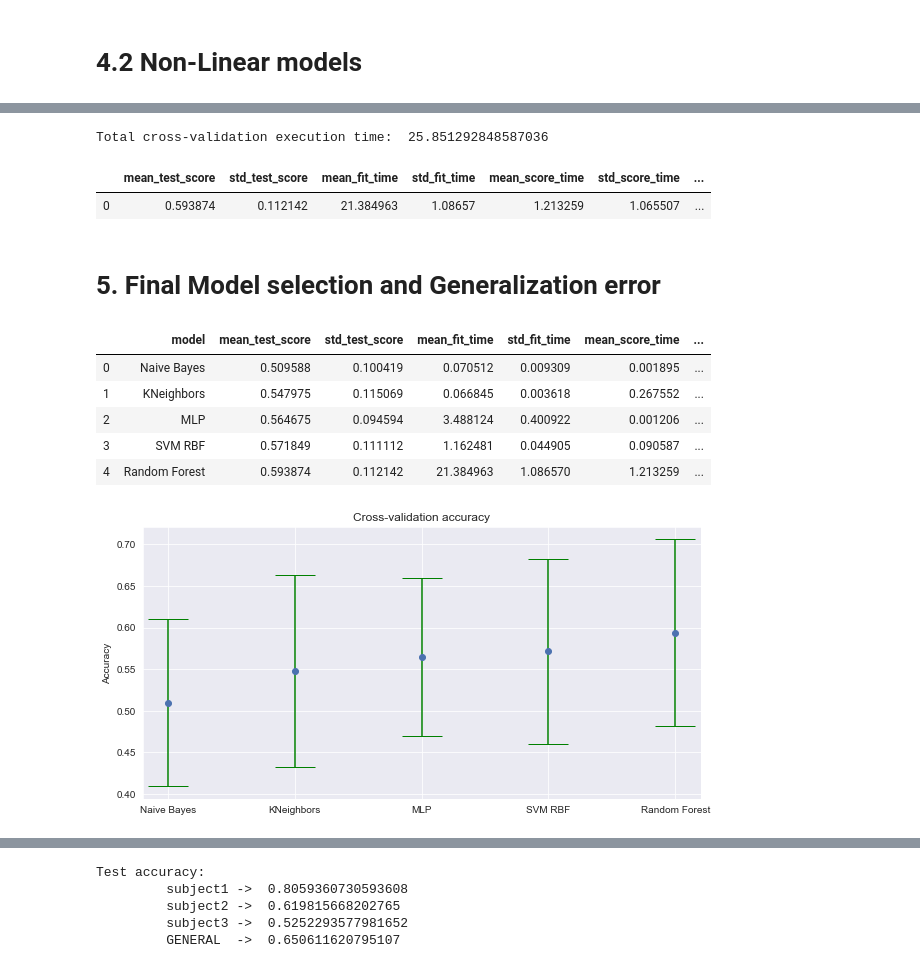
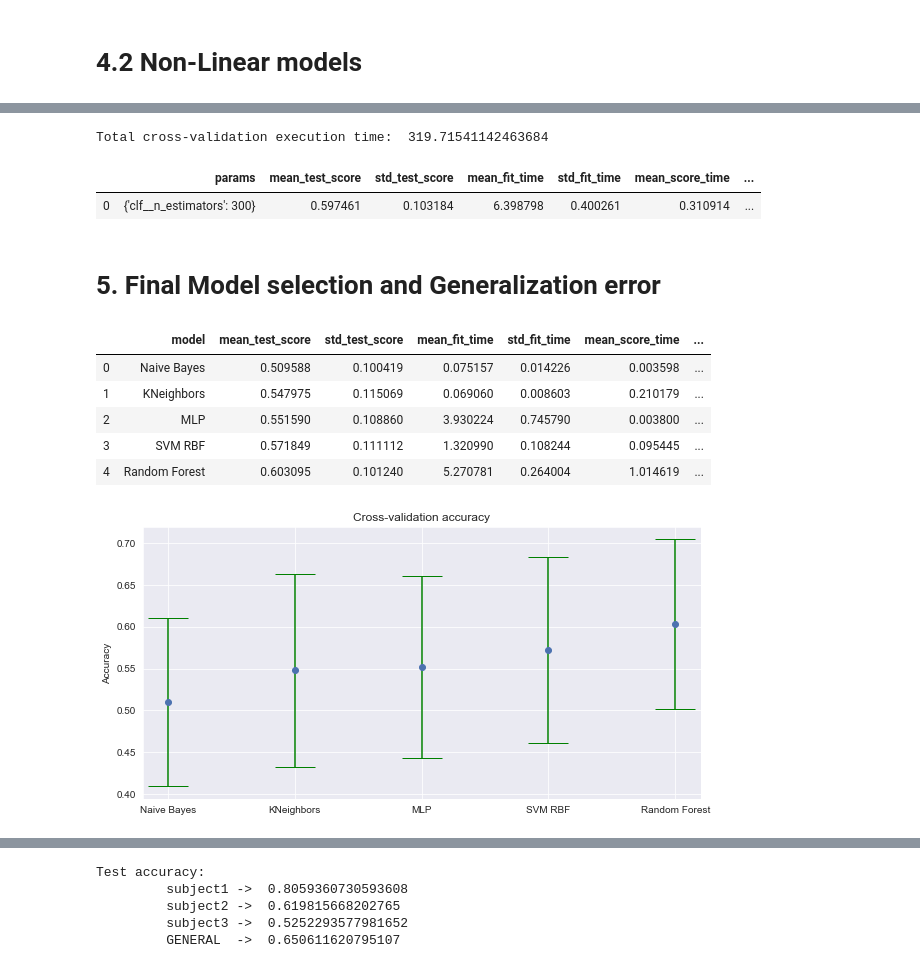
Before and after one commit to josebasierra/clasificacion-imagenes-mentales-APA, a Jupyter notebook: script.ipynb, the cells around one changed output, grey strips where cells are left out. Drawn from its saved outputs; the diff is of its cells as text; code cells hidden in the pictures.

```diff
--- a/script.ipynb
+++ b/script.ipynb
@@ -374,13 +374,15 @@ scaler = StandardScaler()
 pca = PCA(0.95)
 # %%
 #checks if the model already exists, if it exists we compare to see which is the best, otherwise we create it
-def update_model(modelname, model):
-    if (path.exists("models/best_"+modelname+"_model.p") and hasattr(model, 'mean_test_score')):
-        oldmodel = pickle.load(open("models/best_"+modelname+"_model.p","rb"))
-        if (oldmodel.mean_test_score < model.mean_test_score):
+def update_model(modelname, modelData, model):
+    if (path.exists("models/best_"+modelname+"_data.p") and hasattr(modelData, 'mean_test_score')):
+        oldmodelData = pickle.load(open("models/best_"+modelname+"_data.p","rb"))
+        if (oldmodelData.mean_test_score[0] < modelData.mean_test_score[0]):
             pickle.dump(model, open("models/best_"+modelname+"_model.p", "wb"))
+            pickle.dump(modelData, open("models/best_"+modelname+"_data.p", "wb"))
     else:
         pickle.dump(model, open("models/best_"+modelname+"_model.p", "wb"))
+        pickle.dump(modelData, open("models/best_"+modelname+"_data.p", "wb"))
 
 # It searches for a model, if it exists, returns the model, otherwise returns 0
 def get_model(modelname):
@@ -389,6 +391,14 @@ def get_model(modelname):
         model = pickle.load(open("models/best_"+modelname+"_model.p","rb"))
 
     return model
+
+# It searches for a model data, if it exists, returns the model data, otherwise returns 0
+def get_data(modelname):
+    modelData = 0
+    if(path.exists("models/best_"+modelname+"_data.p")):
+        modelData = pickle.load(open("models/best_"+modelname+"_data.p","rb"))
+
+    return modelData
 # %% [markdown]
 # 4.1 Linear/Quadratic models
 # %%
@@ -479,18 +487,20 @@ Total cross-validation execution time:  2.392962694168091
 # %%
 #After executing the upper block, updates the model if it is better than the previous one
-update_model("SVMRBF", SVMRBF_data)
+update_model("SVMRBF", SVMRBF_data, SVMRBF_model)
 # %%
 # pendiente mirar lab random forest para explorar hiperparametros
 from sklearn.ensemble import RandomForestClassifier
 
-pipeline = Pipeline([('scaler', scaler), ('clf', RandomForestClassifier(n_estimators=1000, n_jobs=-1))])
-
-randomforest_model, randomforest_data = execute(pipeline)
+pipeline = Pipeline([('scaler', scaler), ('clf', RandomForestClassifier( n_jobs=-1))])
+parameter_space = {
+    'clf__n_estimators': [80+n*20 for n in range(10,24)]
+}
+randomforest_model, randomforest_data = execute(pipeline, parameter_space)
 randomforest_data['model'] = 'Random Forest'
 randomforest_data
 # %% [output]
-Total cross-validation execution time:  25.851292848587036
+Total cross-validation execution time:  319.71541142463684
-|  | mean_test_score | std_test_score | mean_fit_time | std_fit_time | mean_score_time | std_score_time | ... |
-| 0 | 0.593874 | 0.112142 | 21.384963 | 1.08657 | 1.213259 | 1.065507 | ... |
+|  | params | mean_test_score | std_test_score | mean_fit_time | std_fit_time | mean_score_time | ... |
+| 0 | {'clf__n_estimators': 300} | 0.597461 | 0.103184 | 6.398798 | 0.400261 | 0.310914 | ... |
 # %%
 #After executing the upper block, updates the model if it is better than the previous one
@@ -498,20 +508,26 @@ update_model("random_forest", randomforest_data)
 # %% [markdown]
 # 5. Final Model selection and Generalization error
 # %%
-df = pd.concat([nbayes_data, kneigh_data, MLP_data, SVMRBF_data, randomforest_data], sort = False)
+best_nbayes_data = get_data("nbayes")
+best_kneigh_data = get_data("Kneighbors")
+best_MLP_data = get_data("MLP")
+best_SVMRBF_data = get_data("SVMRBF")
+best_randomforest_data = get_data("random_forest")
+
+df = pd.concat([best_nbayes_data, best_kneigh_data, best_MLP_data, SVMRBF_data, best_randomforest_data], sort = False)
 df.reset_index(drop=True, inplace=True)
 column_model = df['model']
 df.drop(labels=['model'], axis=1,inplace = True)
 df.insert(0, 'model', column_model)
 
 df
 # %% [output]
 |  | model | mean_test_score | std_test_score | mean_fit_time | std_fit_time | mean_score_time | ... |
-| 0 | Naive Bayes | 0.509588 | 0.100419 | 0.070512 | 0.009309 | 0.001895 | ... |
-| 1 | KNeighbors | 0.547975 | 0.115069 | 0.066845 | 0.003618 | 0.267552 | ... |
-| 2 | MLP | 0.564675 | 0.094594 | 3.488124 | 0.400922 | 0.001206 | ... |
-| 3 | SVM RBF | 0.571849 | 0.111112 | 1.162481 | 0.044905 | 0.090587 | ... |
-| 4 | Random Forest | 0.593874 | 0.112142 | 21.384963 | 1.086570 | 1.213259 | ... |
+| 0 | Naive Bayes | 0.509588 | 0.100419 | 0.075157 | 0.014226 | 0.003598 | ... |
+| 1 | KNeighbors | 0.547975 | 0.115069 | 0.069060 | 0.008603 | 0.210179 | ... |
+| 2 | MLP | 0.551590 | 0.108860 | 3.930224 | 0.745790 | 0.003800 | ... |
+| 3 | SVM RBF | 0.571849 | 0.111112 | 1.320990 | 0.108244 | 0.095445 | ... |
+| 4 | Random Forest | 0.603095 | 0.101240 | 5.270781 | 0.264004 | 1.014619 | ... |
 # %%
 fig = plt.figure(figsize=(10,5))
 
@@ -520,7 +536,7 @@ plt.title('Cross-validation accuracy')
 plt.ylabel('Accuracy')
 plt.errorbar(df.model, df.mean_test_score, yerr=df.std_test_score, fmt='o',ecolor='g', capsize=20);
 # %% [output]
-[figure, old version]
+[figure, new version]
 # %%
 fig = plt.figure(figsize=(15,5))
 
```
Also changed, not shown: parts of 9 cells of this notebook, 10 other files.
